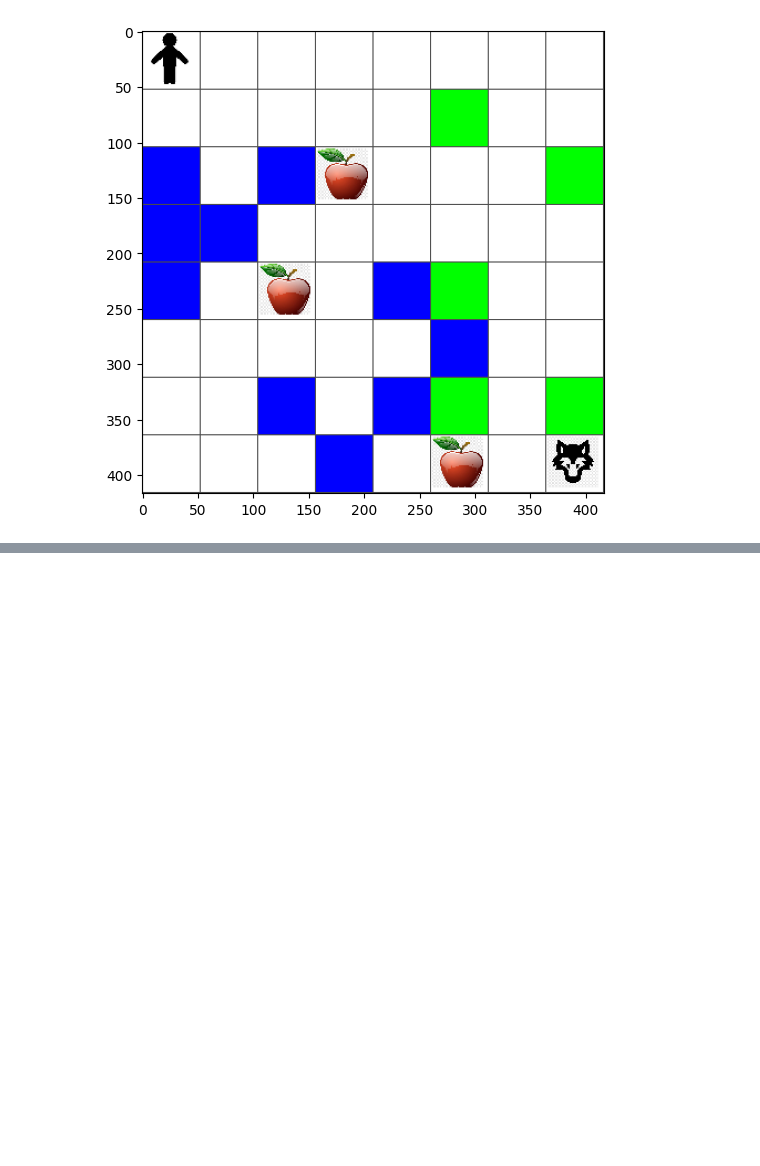
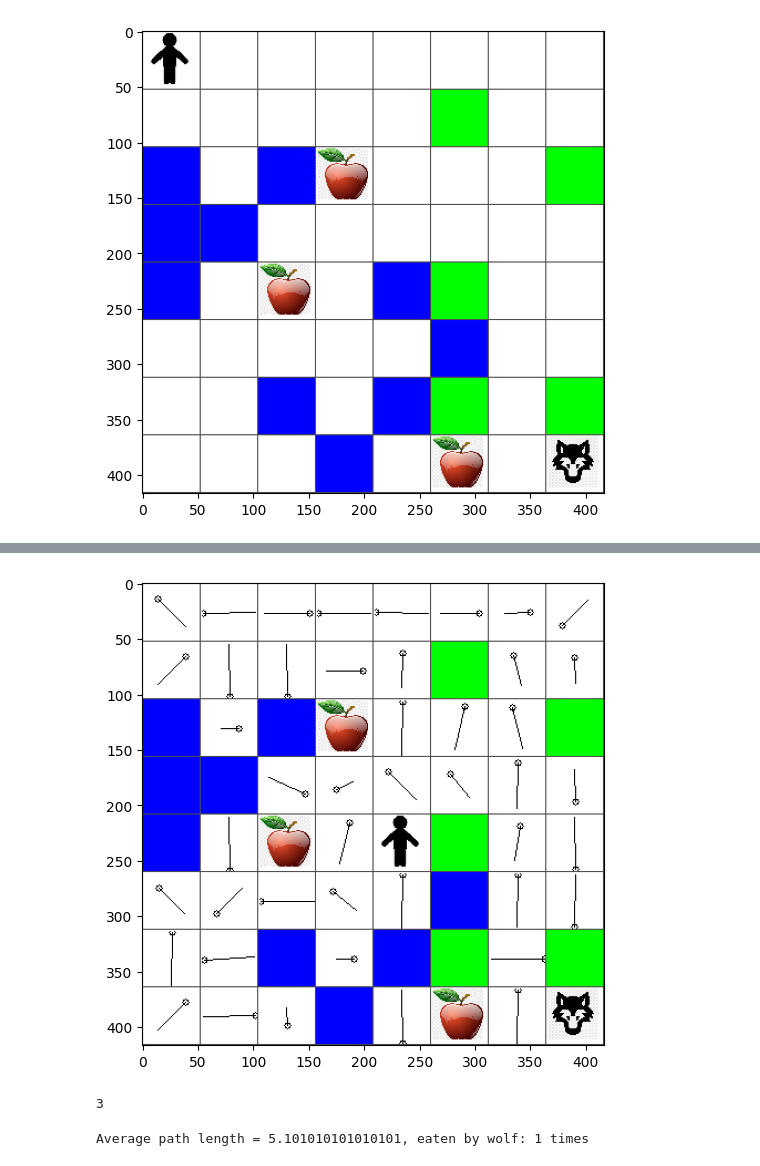
Before and after one commit to jsandtangen/Microsoft-ML-Course, a Jupyter notebook: Reinforcement/QLearning/notebook.ipynb, the cells around one changed output, grey strips where cells are left out. Drawn from its saved outputs; the diff is of its cells as text; code cells hidden in the pictures; blank space fills up the shorter version.

```diff
--- a/Reinforcement/QLearning/notebook.ipynb
+++ b/Reinforcement/QLearning/notebook.ipynb
@@ -74,7 +74,7 @@ def reward(m,pos=None):
         return goal_reward
     return move_reward
 # %%
-Q = np.ones((width, height, len(actions)), dtype=float) * 1.0 / len(actions)
+Q = np.ones((width, height, len(actions)), dtype=np.float64) * 1.0 / len(actions)
 # %%
 def probs(v,eps=1e-4):
     v = v-v.min()+eps
@@ -107,3 +107,27 @@ for epoch in range(5000):
         ai = action_idx[a]
         Q[x,y,ai] = (1 - alpha) * Q[x,y,ai] + alpha * (r + gamma * Q[x+dpos[0], y+dpos[1]].max())
         n+=1
+# %%
+m.plot(Q)
+# %% [output]
+[figure, added]
+# %%
+def qpolicy_strict(m):
+        x,y = m.human
+        v = probs(Q[x,y])
+        a = list(actions)[np.argmax(v)]
+        return a
+
+walk(m,qpolicy_strict)
+# %% [output]
+3
+# %%
+def qpolicy(m):
+        x,y = m.human
+        v = probs(Q[x,y])
+        a = random.choices(list(actions),weights=v)[0]
+        return a
+
+print_statistics(qpolicy)
+# %% [output]
+Average path length = 5.101010101010101, eaten by wolf: 1 times
```
Also changed, not shown: parts of 3 cells of this notebook.
